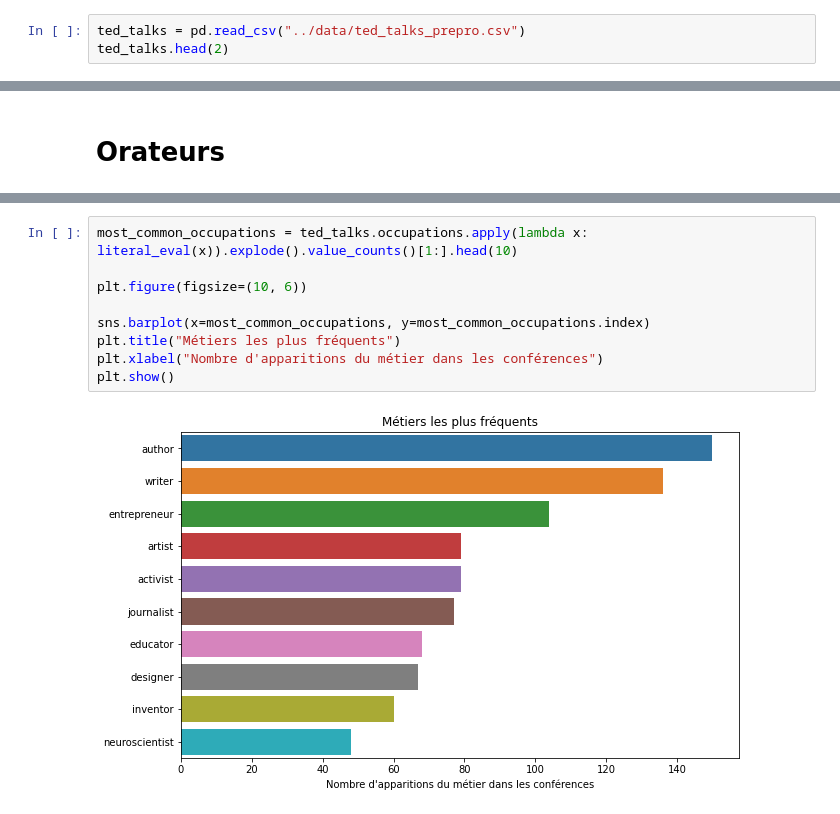
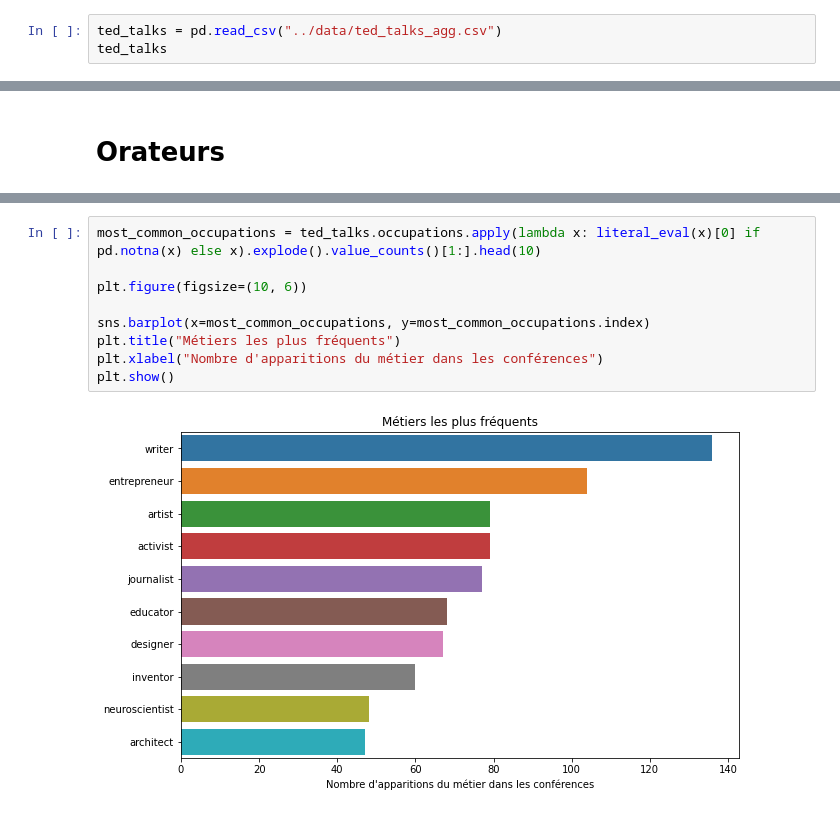
Before and after one commit to VictorTaillieu/TED-talks-analysis, a Jupyter notebook: notebooks/exploration.ipynb, the cells around one changed output, grey strips where cells are left out. Cells and saved outputs as stored; diff of their text form.

```diff
--- a/notebooks/exploration.ipynb
+++ b/notebooks/exploration.ipynb
@@ -5,6 +5,6 @@ import seaborn as sns
 from matplotlib import pyplot as plt
 from ast import literal_eval
 # %%
-ted_talks = pd.read_csv("../data/ted_talks_prepro.csv")
-ted_talks.head(2)
+ted_talks = pd.read_csv("../data/ted_talks_agg.csv")
+ted_talks
 # %% [output]
@@ -125,13 +147,13 @@ plt.show()
 # %% [output]
 [figure]
 # %%
-most_common_occupations = ted_talks.occupations.apply(lambda x: literal_eval(x)).explode().value_counts()[1:].head(10)
+most_common_occupations = ted_talks.occupations.apply(lambda x: literal_eval(x)[0] if pd.notna(x) else x).explode().value_counts()[1:].head(10)
 
 plt.figure(figsize=(10, 6))
 
 sns.barplot(x=most_common_occupations, y=most_common_occupations.index)
 plt.title("Métiers les plus fréquents")
 plt.xlabel("Nombre d'apparitions du métier dans les conférences")
 plt.show()
 # %% [output]
-[figure, old version]
+[figure, new version]
```
Also changed, not shown: parts of 12 cells of this notebook.
